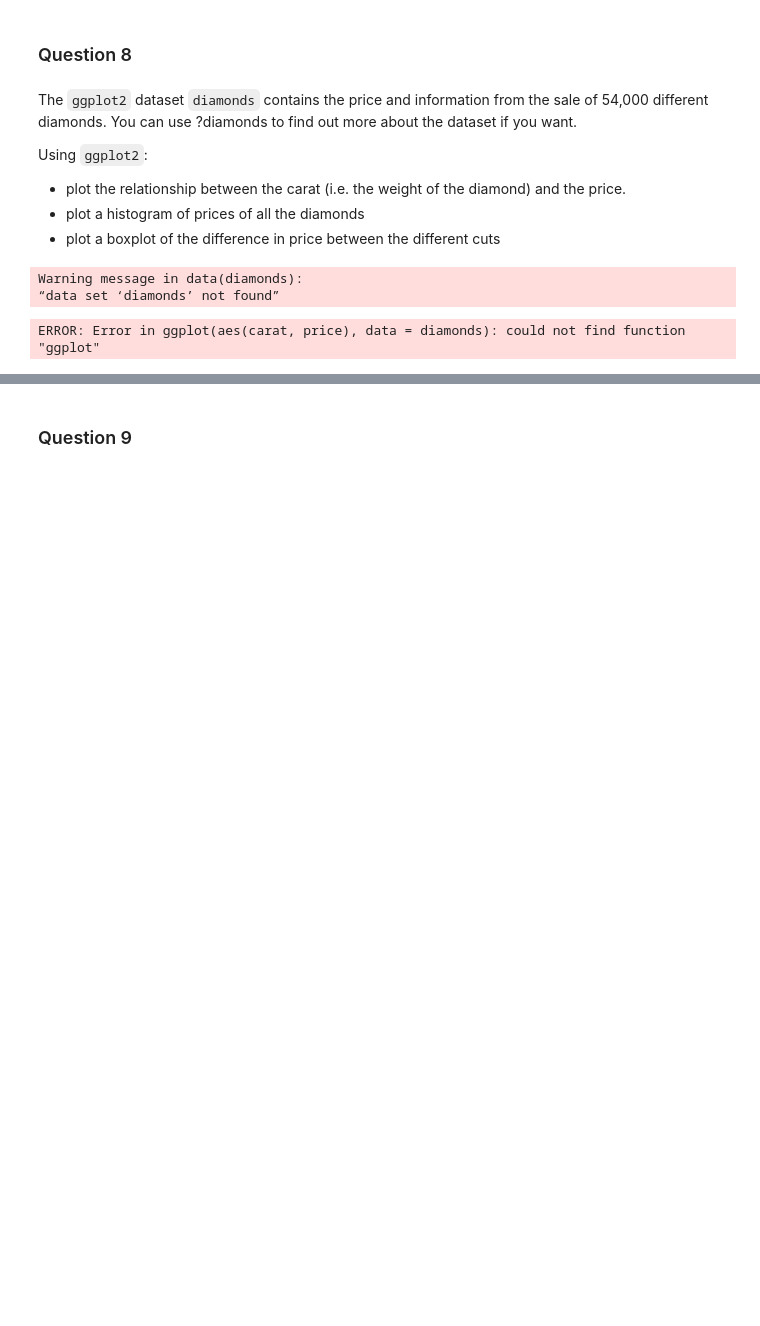
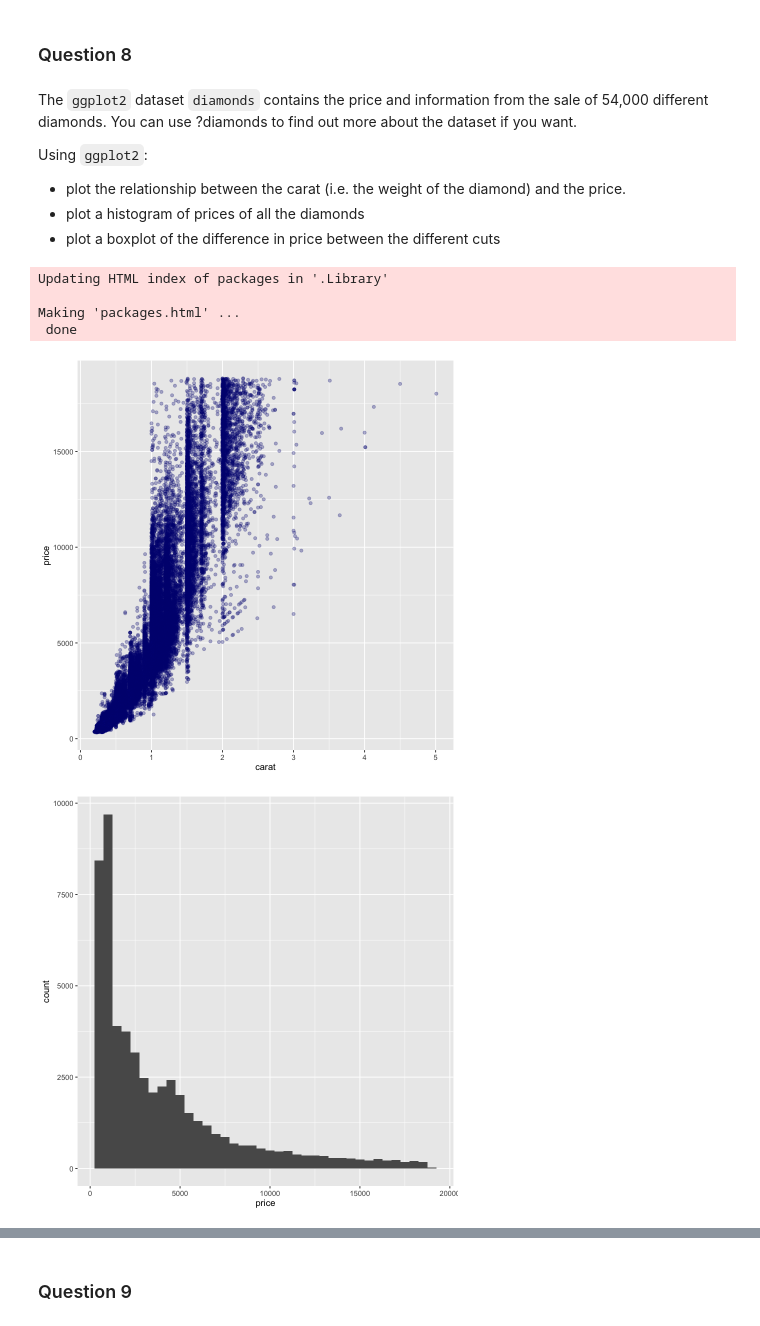
Before and after one commit to cathorn03/COURSEWORK_LIFE4138_2526, a Jupyter notebook: Notebooks/R_Coursework_Questions.ipynb, the cells around one changed output, grey strips where cells are left out. Drawn from its saved outputs; the diff is of its cells as text; code cells hidden in the pictures; blank space fills up the shorter version.

```diff
--- a/Notebooks/R_Coursework_Questions.ipynb
+++ b/Notebooks/R_Coursework_Questions.ipynb
@@ -197,17 +203,21 @@ Using `ggplot2`:
 - plot a histogram of prices of all the diamonds
 - plot a boxplot of the difference in price between the different cuts
 # %%
-#install.packages("ggplot2")
-#library(ggplot2)
-data(diamonds)
-ggplot(aes(carat, price), data = diamonds)+
-    geom_point(alpha = 0.3, colour = "navy")
-ggplot(aes(price), data = diamonds)+
-    geom_histogram(binwidth = 500)
+install.packages("ggplot2")
+library(ggplot2)
+data(diamonds) #Loads data set
+ggplot(aes(carat, price), data = diamonds)+ #Makes axis
+    geom_point(alpha = 0.3, colour = "navy") #Plots as scatter graph
 
-ggplot(aes(cut, price), data = diamonds)+
-    geom_boxplot()
+ggplot(aes(price), data = diamonds)+ #Makes axis
+    geom_histogram(binwidth = 500) #Plots as histogram
+
+ggplot(aes(cut, price), data = diamonds)+ #Makes axis
+    geom_boxplot() #Plots as boxplot
 # %% [output]
-Warning message in data(diamonds):
-“data set ‘diamonds’ not found”
+Updating HTML index of packages in '.Library'
+
+Making 'packages.html' ...
+ done
-ERROR: Error in ggplot(aes(carat, price), data = diamonds): could not find function "ggplot"
+[figure, added]
+[figure, added]
```
Also changed, not shown: parts of 6 cells of this notebook, 5 other files.
